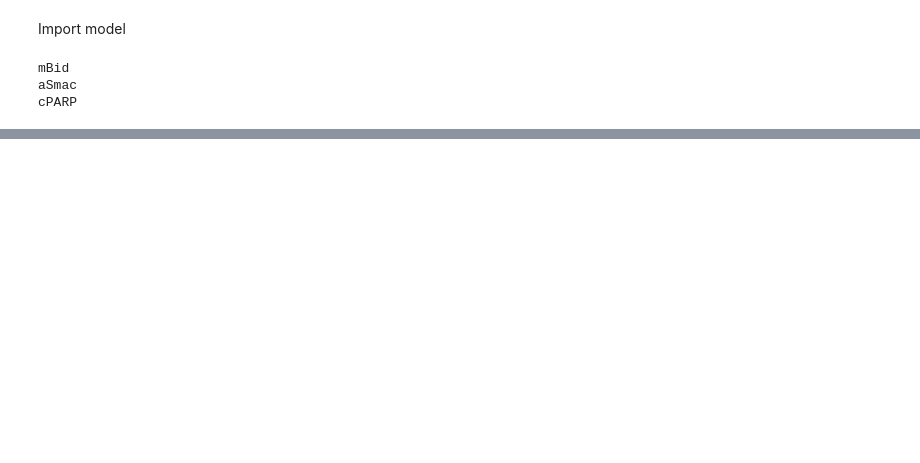
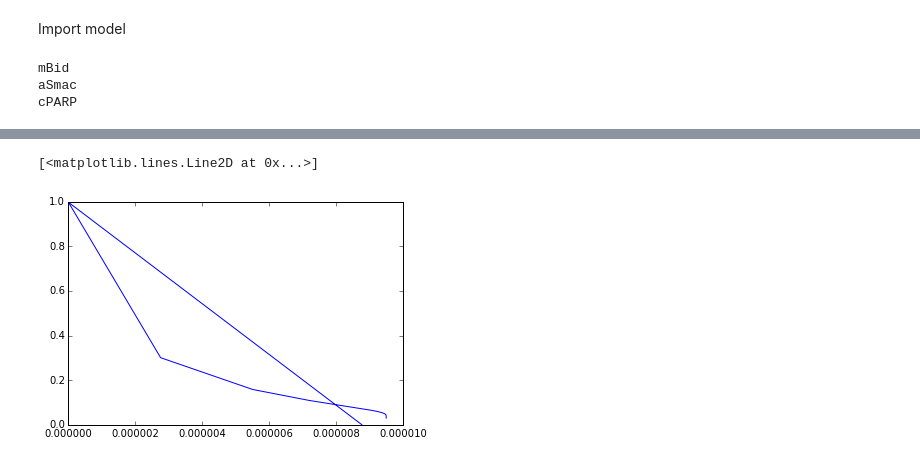
Before and after one commit to ortega2247/qsb, a Jupyter notebook: qsb_sensitivity.ipynb, the cells around one changed output, grey strips where cells are left out. Saved outputs shown, nothing was run; the diff lists cells and outputs as text; code cells hidden in the pictures; blank space fills up the shorter version.

```diff
--- a/qsb_sensitivity.ipynb
+++ b/qsb_sensitivity.ipynb
@@ -221 +202,7 @@ below_significant
   'synthesize_C8_k': 1}}
+# %%
+param = 'bind_Bidt_Bcl2_kr'
+plt.plot(perturbations['mBid'][param][0]['dlk'],perturbations['mBid'][param][0]['T_test_Pval'])
+# %% [output]
+[<matplotlib.lines.Line2D at 0x...>]
+[figure, added]
```
Also changed, not shown: parts of 5 cells of this notebook.
